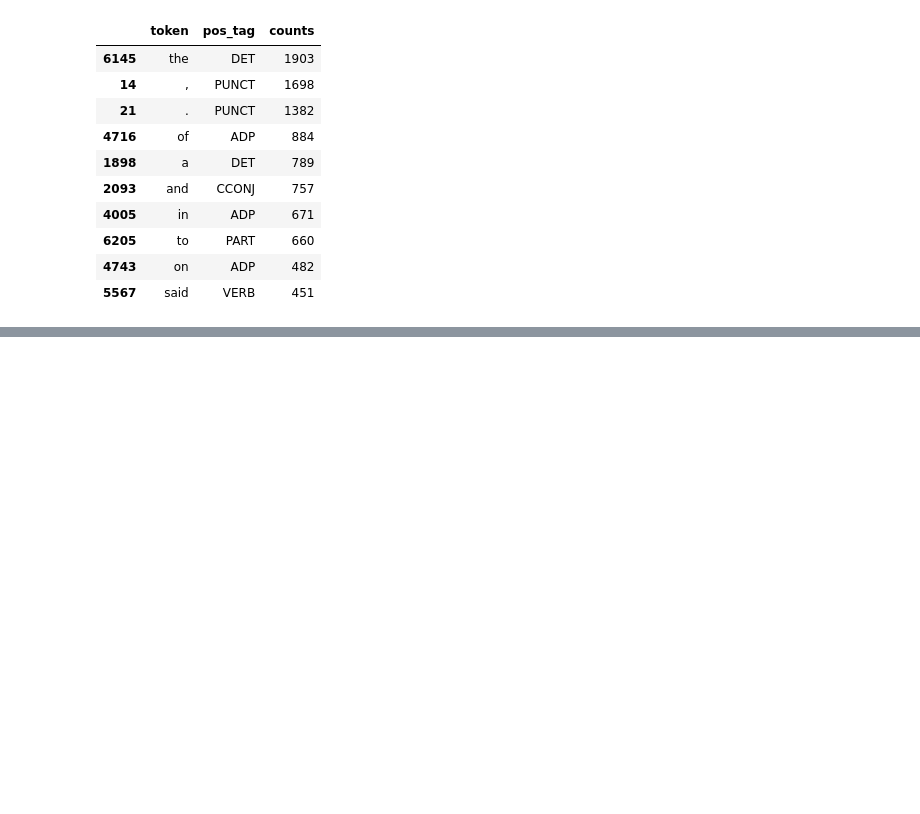
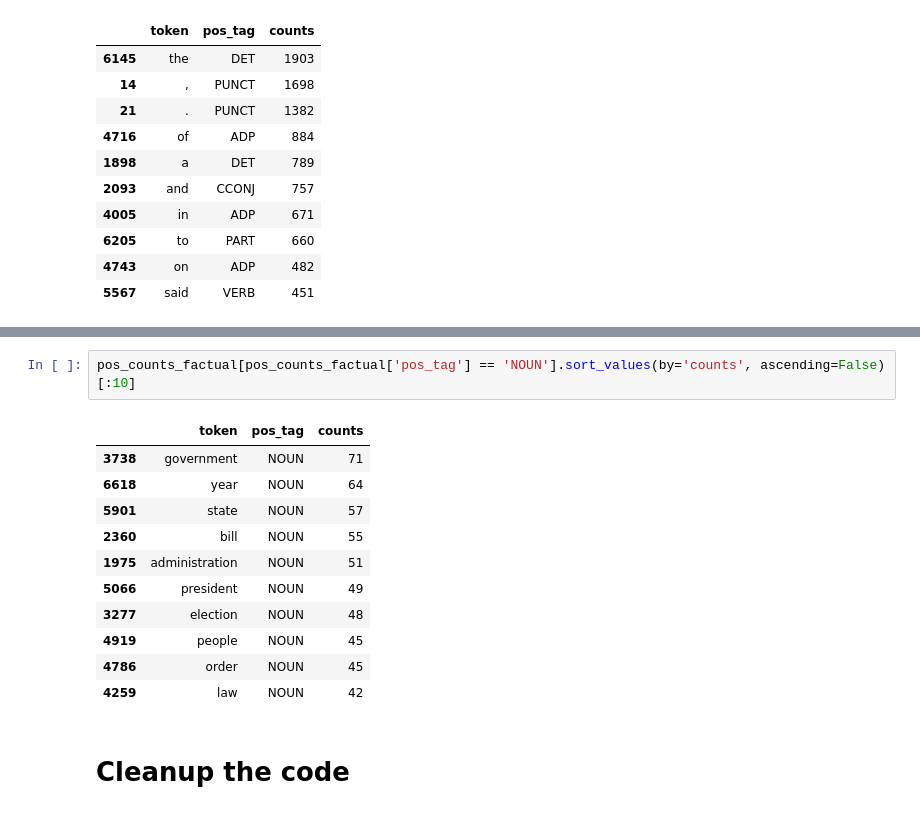
Before and after one commit to lucianhanga/ai-enginner-course, a Jupyter notebook: NLP/cathegorize-fake-news.ipynb, the cells around one changed output, grey strips where cells are left out. Drawn from its saved outputs; the diff is of its cells as text; blank space fills up the shorter version.

```diff
--- a/NLP/cathegorize-fake-news.ipynb
+++ b/NLP/cathegorize-fake-news.ipynb
@@ -261,0 +290,16 @@ pos_freq_factual.head(10)
+# %%
+pos_counts_factual[pos_counts_factual['pos_tag'] == 'NOUN'].sort_values(by='counts', ascending=False)[:10]
+# %% [output]
+|  | token | pos_tag | counts |
+| 3738 | government | NOUN | 71 |
+| 6618 | year | NOUN | 64 |
+| 5901 | state | NOUN | 57 |
+| 2360 | bill | NOUN | 55 |
+| 1975 | administration | NOUN | 51 |
+| 5066 | president | NOUN | 49 |
+| 3277 | election | NOUN | 48 |
+| 4919 | people | NOUN | 45 |
+| 4786 | order | NOUN | 45 |
+| 4259 | law | NOUN | 42 |
+# %% [markdown]
+# Cleanup the code
```
Also changed, not shown: parts of 13 cells of this notebook.
